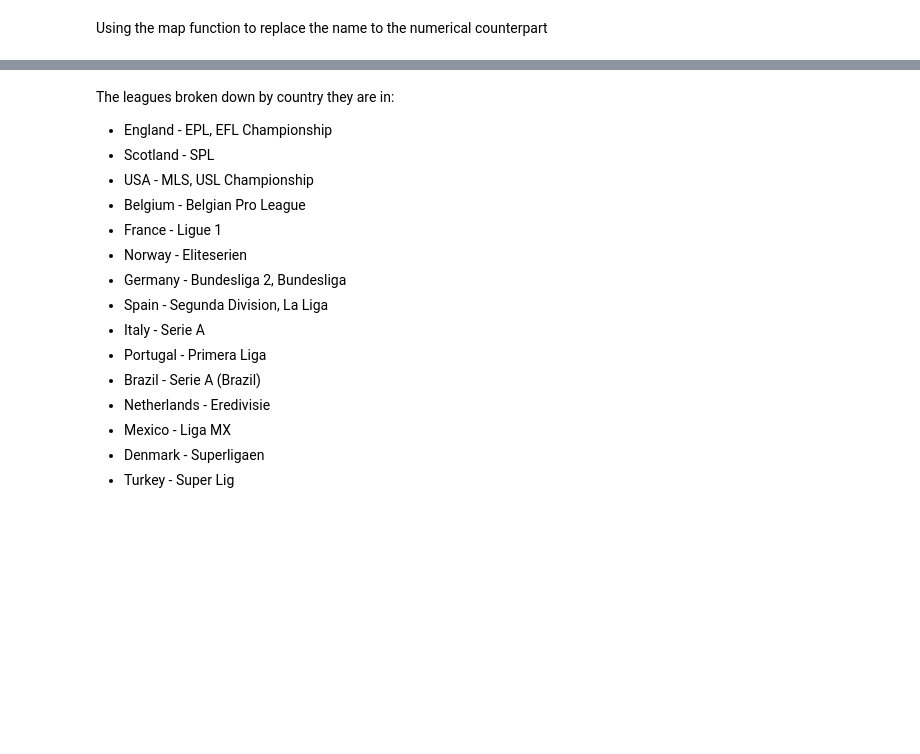
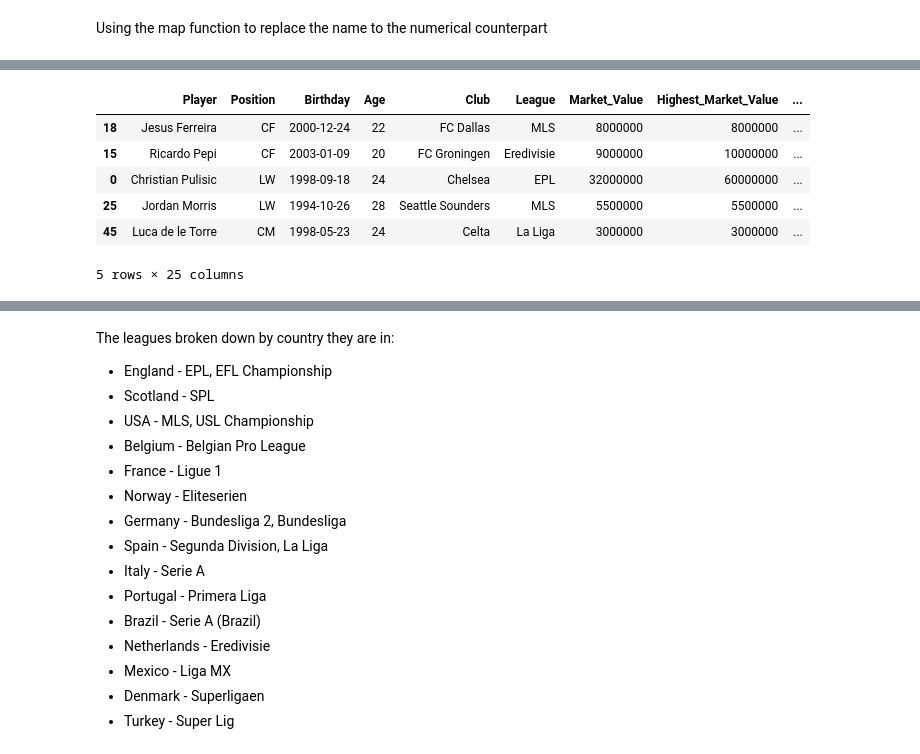
Before and after one commit to Domgraz/USMNT_EDA, a Jupyter notebook: usmnt_analysis.ipynb, the cells around one changed output, grey strips where cells are left out. Saved outputs shown, nothing was run; the diff lists cells and outputs as text; code cells hidden in the pictures; blank space fills up the shorter version.

```diff
--- a/usmnt_analysis.ipynb
+++ b/usmnt_analysis.ipynb
@@ -70,3 +81,14 @@ df.head()
+# %%
+df_s = df[df['US_Caps'] >= 10]
+df_s.sort_values(by = 'US_GA', ascending = False).head()
+# %% [output]
+|  | Player | Position | Birthday | Age | Club | League | Market_Value | Highest_Market_Value | ... |
+| 18 | Jesus Ferreira | CF | 2000-12-24 | 22 | FC Dallas | MLS | 8000000 | 8000000 | ... |
+| 15 | Ricardo Pepi | CF | 2003-01-09 | 20 | FC Groningen | Eredivisie | 9000000 | 10000000 | ... |
+| 0 | Christian Pulisic | LW | 1998-09-18 | 24 | Chelsea | EPL | 32000000 | 60000000 | ... |
+| 25 | Jordan Morris | LW | 1994-10-26 | 28 | Seattle Sounders | MLS | 5500000 | 5500000 | ... |
+| 45 | Luca de le Torre | CM | 1998-05-23 | 24 | Celta | La Liga | 3000000 | 3000000 | ... |
+5 rows × 25 columns
 # %%
 df.value_counts('League')
 # %% [output]
```
Also changed, not shown: parts of 29 cells of this notebook, 1 other file.
